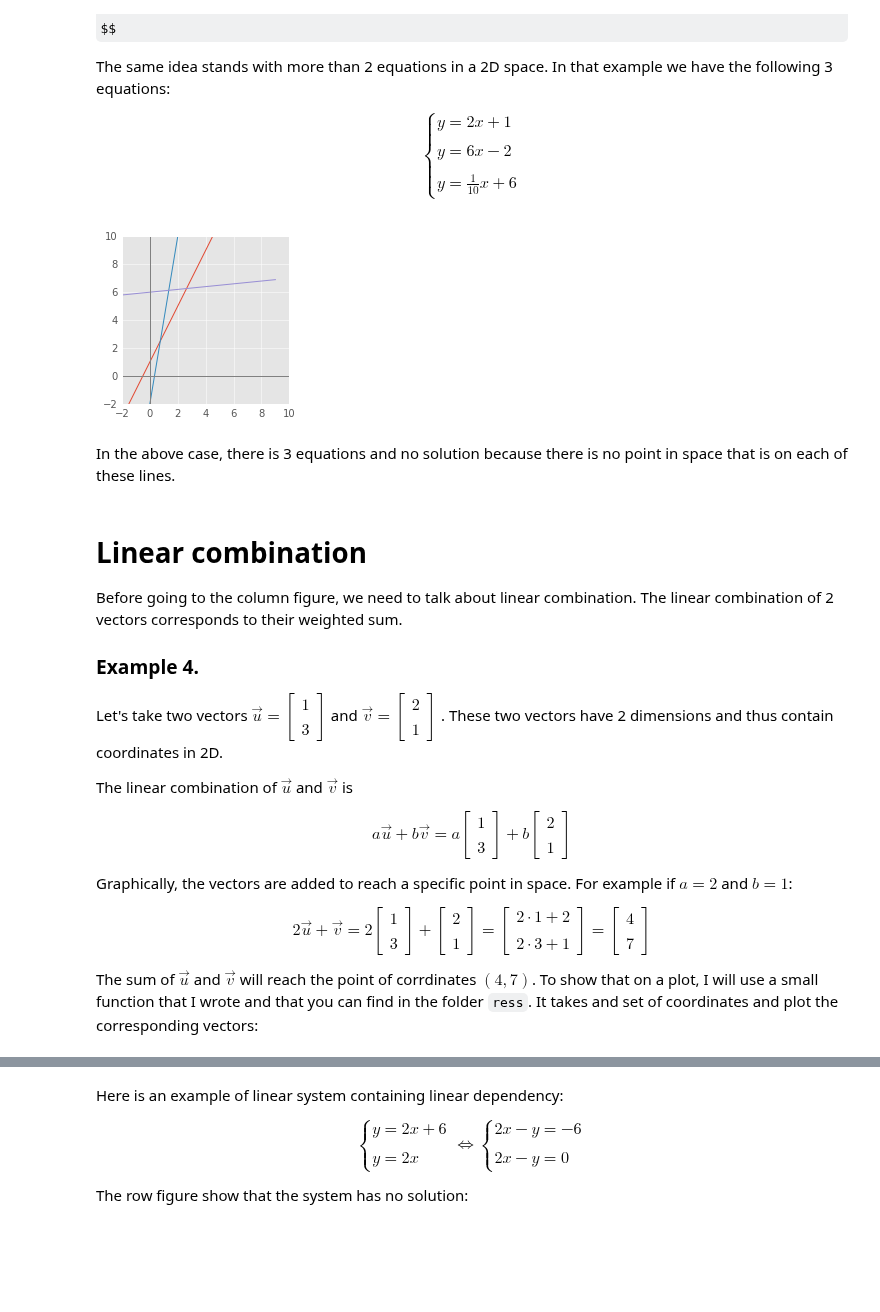
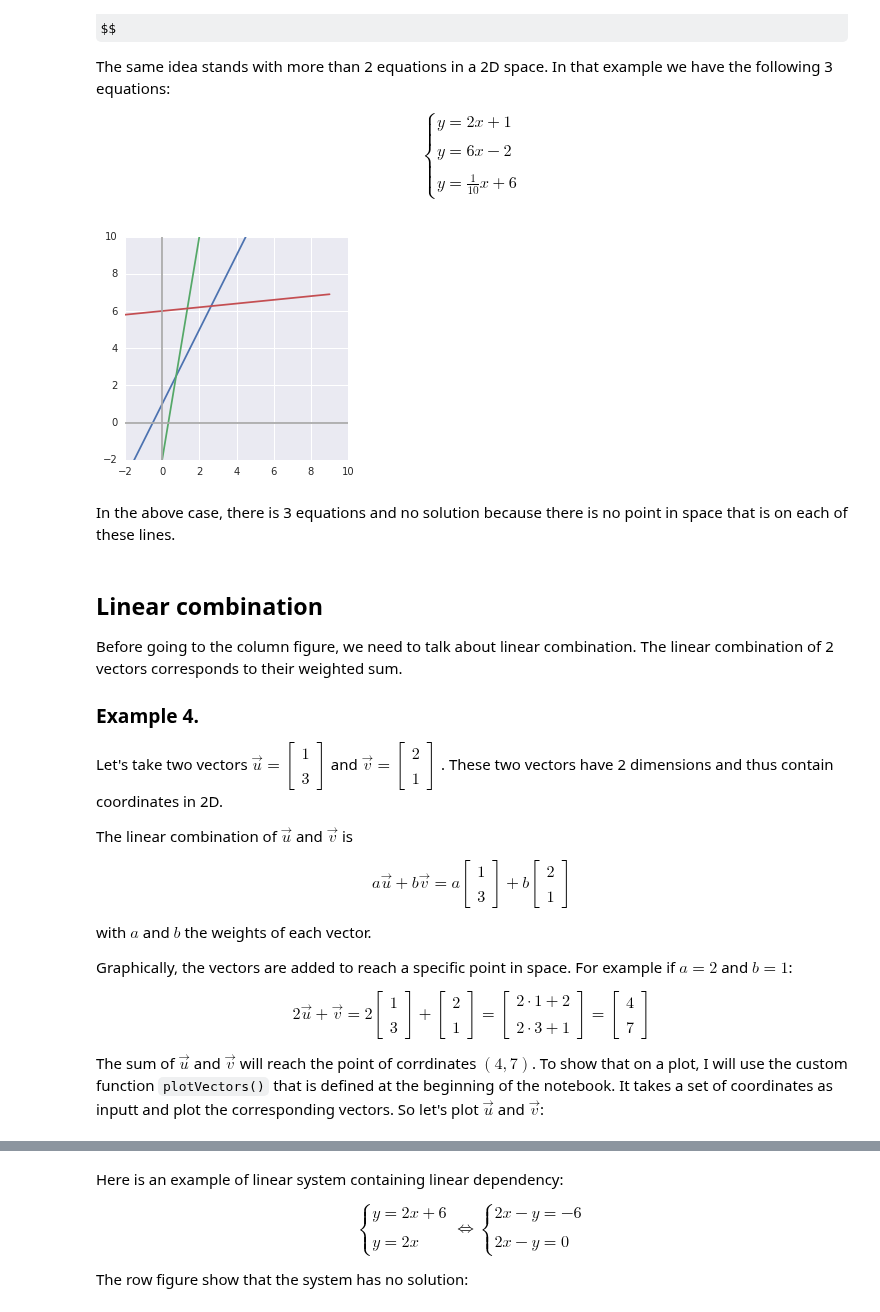
Before and after one commit to hadrienj/deepLearningBook-Notes, a Jupyter notebook: 2.4 Linear Dependence and Span/2.4 Linear Dependence and Span.ipynb, the cells around one changed output, grey strips where cells are left out. Saved outputs shown, nothing was run; the diff lists cells and outputs as text; code cells hidden in the pictures; some formulas as TeX source; blank space fills up the shorter version.

```diff
--- a/2.4 Linear Dependence and Span/2.4 Linear Dependence and Span.ipynb
+++ b/2.4 Linear Dependence and Span/2.4 Linear Dependence and Span.ipynb
@@ -16,10 +4,0 @@ The autoreload extension is already loaded. To reload it, use:
-# %%
-# Plot parameters
-plt.style.use('ggplot')
-# plt.rcParams['axes.facecolor']='w'
-
-%pylab inline
-pylab.rcParams['figure.figsize'] = (3, 3)
-plt.rcParams['xtick.major.size'] = 0
-plt.rcParams['ytick.major.size'] = 0
-# rcParams.keys()
@@ -28,4 +5,8 @@ Populating the interactive namespace from numpy and matplotlib
 # %%
+# Plot style
+sns.set()
+%pylab inline
+pylab.rcParams['figure.figsize'] = (4, 4)
 # Avoid inaccurate floating values (for inverse matrices in dot product for instance)
 # See https://stackoverflow.com/questions/24537791/numpy-matrix-inversion-rounding-errors
 np.set_printoptions(suppress=True)
@@ -321,27 +348,27 @@ $$
 # %%
 x = np.arange(-10, 10)
 y = 2*x + 1
 
 y1 = 6*x - 2
 y2 = 0.1*x+6
 
 plt.figure()
 plt.plot(x, y)
 plt.plot(x, y1)
 plt.plot(x, y2)
 plt.xlim(-2, 10)
 plt.ylim(-2, 10)
 # draw axes
-plt.axvline(x=0, color='grey')
-plt.axhline(y=0, color='grey')
+plt.axvline(x=0, color='#A9A9A9')
+plt.axhline(y=0, color='#A9A9A9')
 plt.show()
 plt.close()
 # %% [output]
-[figure, old version]
+[figure, new version]
 # %% [markdown]
 In the above case, there is 3 equations and no solution because there is no point in space that is on each of these lines.
 # %% [markdown]
-# Linear combination
+## Linear combination
 
 Before going to the column figure, we need to talk about linear combination. The linear combination of 2 vectors corresponds to their weighted sum.
 
@@ -376,6 +403,8 @@ a\vec{u}+b\vec{v}= a
 \end{bmatrix}
 $$
 
+with $a$ and $b$ the weights of each vector.
+
 Graphically, the vectors are added to reach a specific point in space. For example if $a=2$ and $b=1$:
 
 $$
@@ -398,7 +427,7 @@ $$
 \end{bmatrix}
 $$
 
-The sum of $\vec{u}$ and $\vec{v}$ will reach the point of corrdinates $(4, 7)$. To show that on a plot, I will use a small function that I wrote and that you can find in the folder `ress`. It takes and set of coordinates and plot the corresponding vectors:
+The sum of $\vec{u}$ and $\vec{v}$ will reach the point of corrdinates $(4, 7)$. To show that on a plot, I will use the custom function `plotVectors()` that is defined at the beginning of the notebook. It takes a set of coordinates as inputt and plot the corresponding vectors. So let's plot $\vec{u}$ and $\vec{v}$:
 # %%
 plotVectors([[1, 3], [2, 1]], ['red', 'blue'])
 plt.xlim(0, 5)
```
Also changed, not shown: parts of 49 cells of this notebook, 19 other files.
